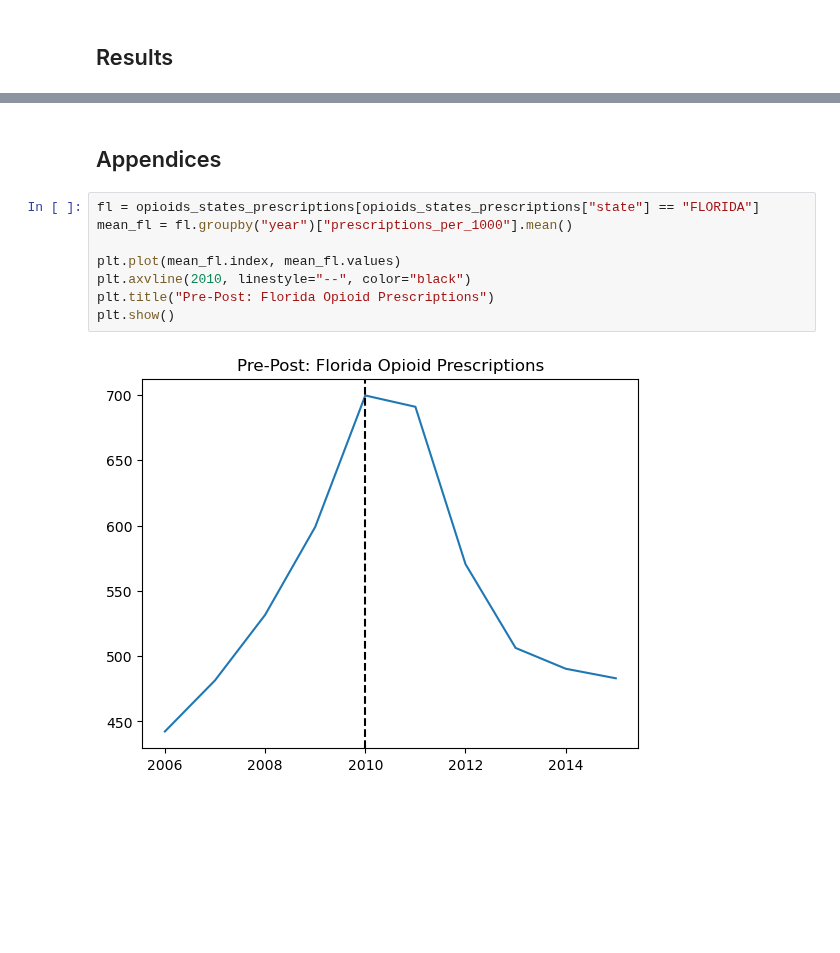
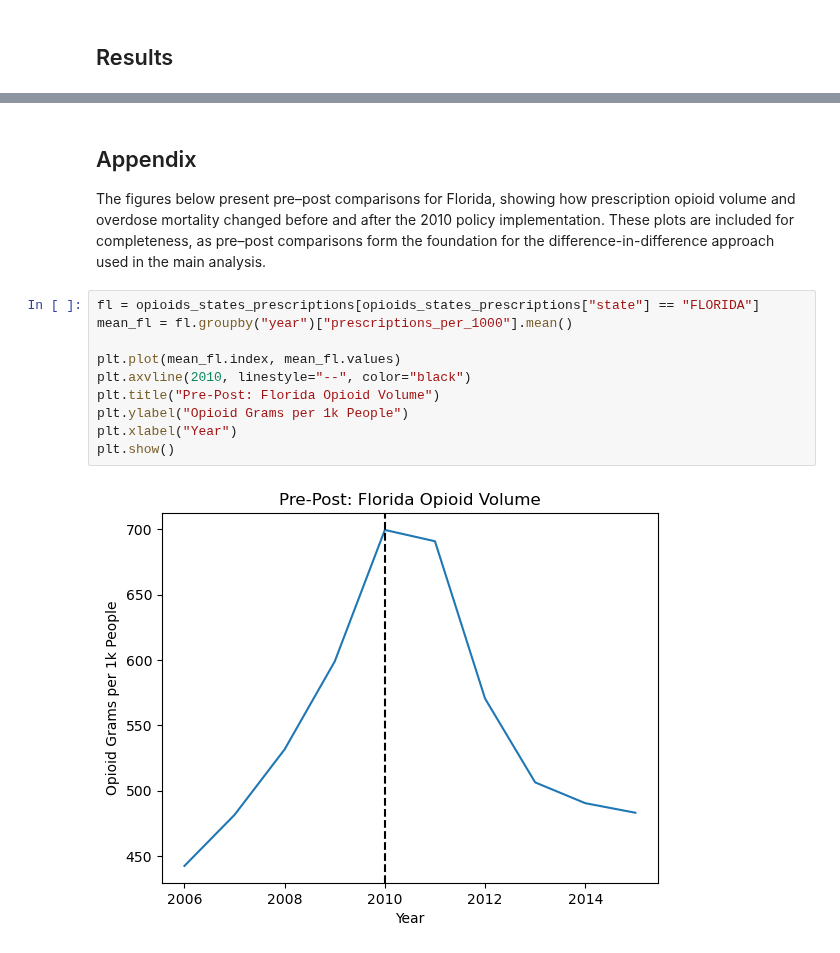
Before and after one commit to rakiranelson/IDS590-Opioids-Final-Project, a Jupyter notebook: opioid_dsm.ipynb, the cells around one changed output, grey strips where cells are left out. Drawn from its saved outputs; the diff is of its cells as text; blank space fills up the shorter version.

```diff
--- a/opioid_dsm.ipynb
+++ b/opioid_dsm.ipynb
@@ -238,12 +278,16 @@ plt.show()
 # %% [markdown]
-## Appendices
+## Appendix
+
+The figures below present pre–post comparisons for Florida, showing how prescription opioid volume and overdose mortality changed before and after the 2010 policy implementation. These plots are included for completeness, as pre–post comparisons form the foundation for the difference-in-difference approach used in the main analysis.
 # %%
 fl = opioids_states_prescriptions[opioids_states_prescriptions["state"] == "FLORIDA"]
 mean_fl = fl.groupby("year")["prescriptions_per_1000"].mean()
 
 plt.plot(mean_fl.index, mean_fl.values)
 plt.axvline(2010, linestyle="--", color="black")
-plt.title("Pre-Post: Florida Opioid Prescriptions")
+plt.title("Pre-Post: Florida Opioid Volume")
+plt.ylabel("Opioid Grams per 1k People")
+plt.xlabel("Year")
 plt.show()
 # %% [output]
-[figure, old version]
+[figure, new version]
```
Also changed, not shown: parts of 19 cells of this notebook.
